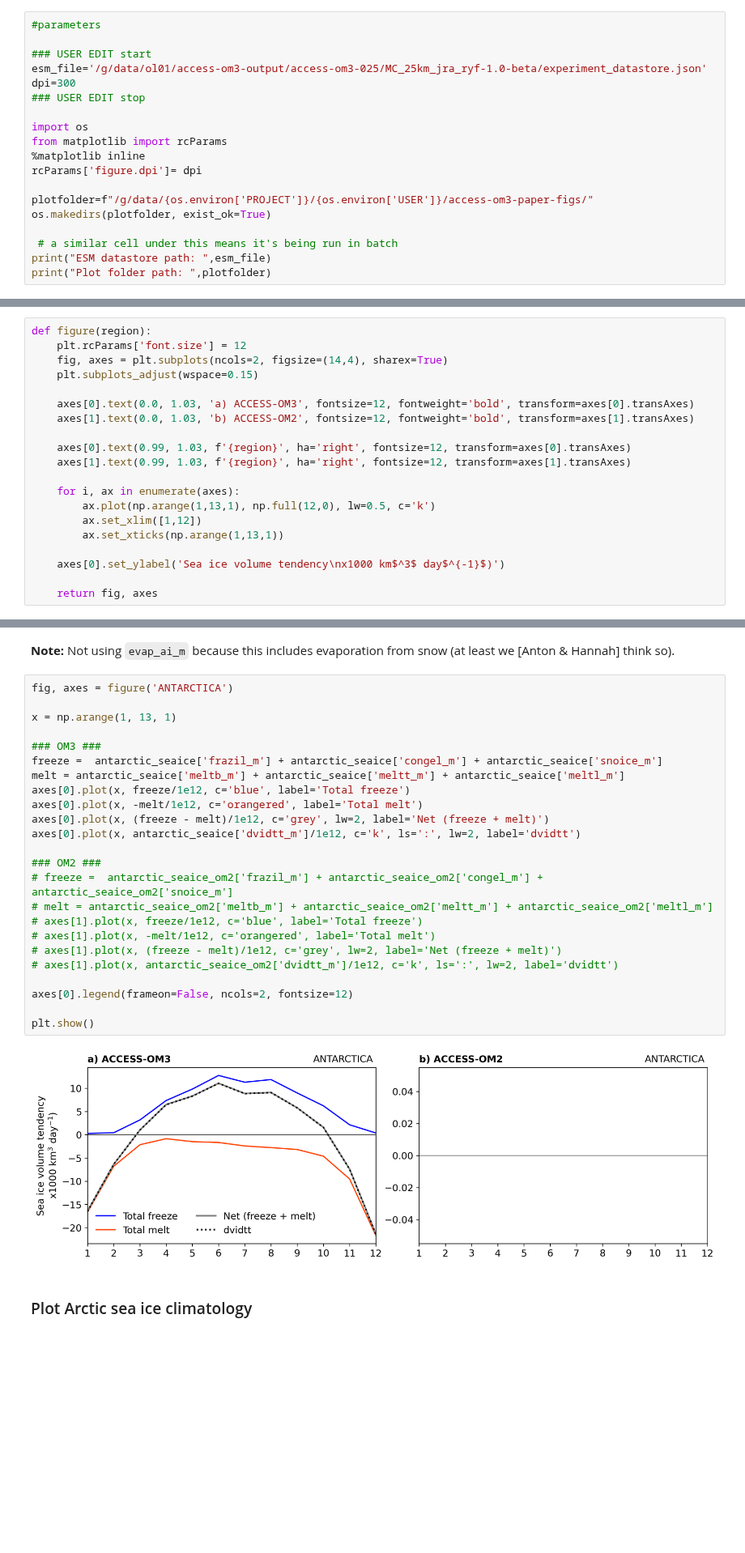
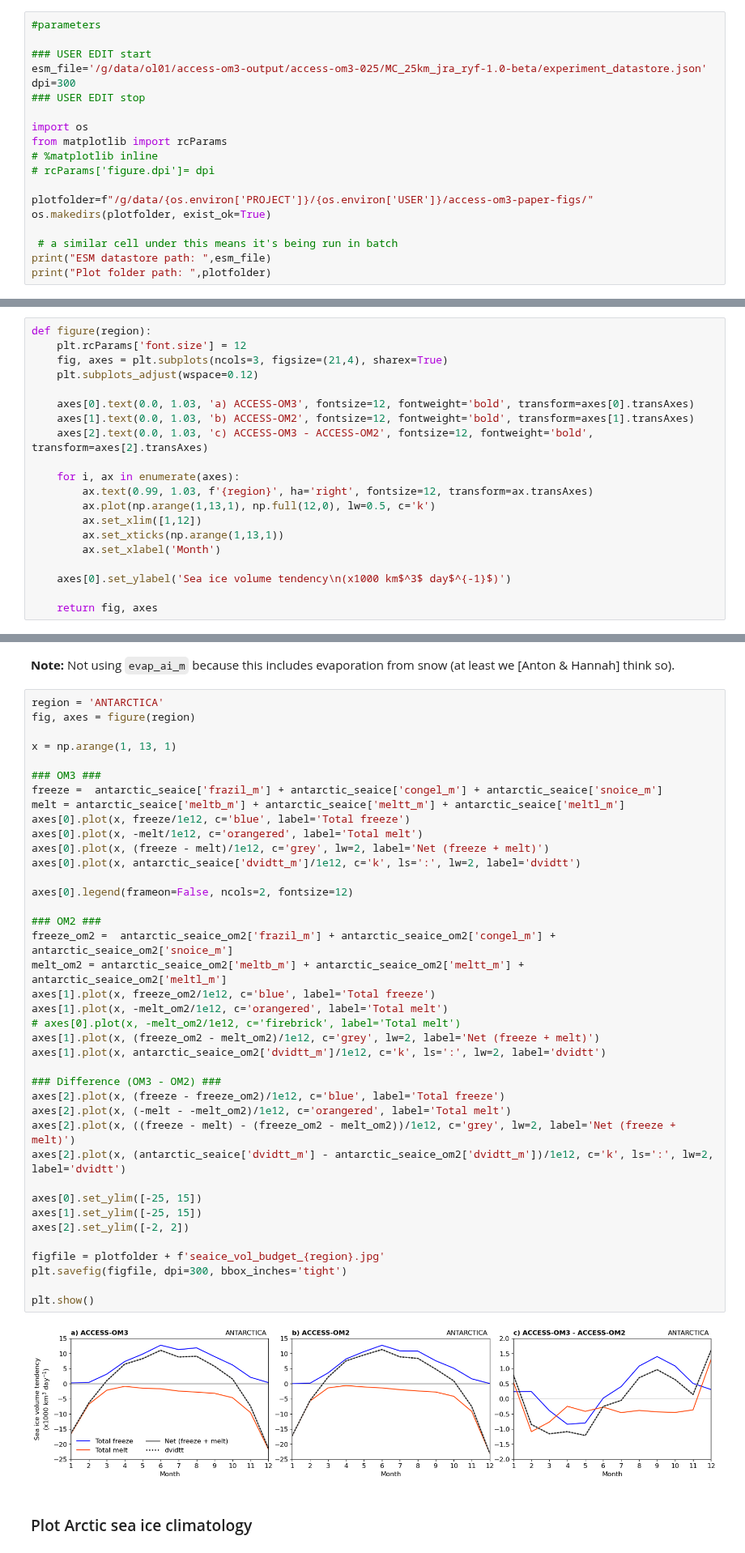
Before and after one commit to ACCESS-Community-Hub/access-om3-paper-1, a Jupyter notebook: notebooks/SeaIce_mass_budget_climatology.ipynb, the cells around one changed output, grey strips where cells are left out. Shown at 81% size. Saved outputs shown, nothing was run; the diff lists cells and outputs as text; blank space fills up the shorter version.

Commit message:
update figures

```diff
--- a/notebooks/SeaIce_mass_budget_climatology.ipynb
+++ b/notebooks/SeaIce_mass_budget_climatology.ipynb
@@ -13,8 +13,8 @@ dpi=300
 
 import os
 from matplotlib import rcParams
-%matplotlib inline
-rcParams['figure.dpi']= dpi
+# %matplotlib inline
+# rcParams['figure.dpi']= dpi
 
 plotfolder=f"/g/data/{os.environ['PROJECT']}/{os.environ['USER']}/access-om3-paper-figs/"
 os.makedirs(plotfolder, exist_ok=True)
@@ -333,21 +223,21 @@ Data variables:
 # %%
 def figure(region):
     plt.rcParams['font.size'] = 12
-    fig, axes = plt.subplots(ncols=2, figsize=(14,4), sharex=True)
-    plt.subplots_adjust(wspace=0.15)
+    fig, axes = plt.subplots(ncols=3, figsize=(21,4), sharex=True)
+    plt.subplots_adjust(wspace=0.12)
 
     axes[0].text(0.0, 1.03, 'a) ACCESS-OM3', fontsize=12, fontweight='bold', transform=axes[0].transAxes)
     axes[1].text(0.0, 1.03, 'b) ACCESS-OM2', fontsize=12, fontweight='bold', transform=axes[1].transAxes)
-
-    axes[0].text(0.99, 1.03, f'{region}', ha='right', fontsize=12, transform=axes[0].transAxes)
-    axes[1].text(0.99, 1.03, f'{region}', ha='right', fontsize=12, transform=axes[1].transAxes)
+    axes[2].text(0.0, 1.03, 'c) ACCESS-OM3 - ACCESS-OM2', fontsize=12, fontweight='bold', transform=axes[2].transAxes)
 
     for i, ax in enumerate(axes):
+        ax.text(0.99, 1.03, f'{region}', ha='right', fontsize=12, transform=ax.transAxes)
         ax.plot(np.arange(1,13,1), np.full(12,0), lw=0.5, c='k')
         ax.set_xlim([1,12])
         ax.set_xticks(np.arange(1,13,1))
+        ax.set_xlabel('Month')
 
-    axes[0].set_ylabel('Sea ice volume tendency\nx1000 km$^3$ day$^{-1}$)')
+    axes[0].set_ylabel('Sea ice volume tendency\n(x1000 km$^3$ day$^{-1}$)')
 
     return fig, axes
 # %% [markdown]
@@ -355,31 +245,46 @@ Sum of freeze and melt versus `dvidtt` diagnostic
 # %% [markdown]
 **Note:** Not using `evap_ai_m` because this includes evaporation from snow (at least we [Anton & Hannah] think so).
 # %%
-fig, axes = figure('ANTARCTICA')
+region = 'ANTARCTICA'
+fig, axes = figure(region)
 
 x = np.arange(1, 13, 1)
 
 ### OM3 ###
 freeze =  antarctic_seaice['frazil_m'] + antarctic_seaice['congel_m'] + antarctic_seaice['snoice_m']
 melt = antarctic_seaice['meltb_m'] + antarctic_seaice['meltt_m'] + antarctic_seaice['meltl_m']
 axes[0].plot(x, freeze/1e12, c='blue', label='Total freeze')
 axes[0].plot(x, -melt/1e12, c='orangered', label='Total melt')
 axes[0].plot(x, (freeze - melt)/1e12, c='grey', lw=2, label='Net (freeze + melt)')
 axes[0].plot(x, antarctic_seaice['dvidtt_m']/1e12, c='k', ls=':', lw=2, label='dvidtt')
 
-### OM2 ###
-# freeze =  antarctic_seaice_om2['frazil_m'] + antarctic_seaice_om2['congel_m'] + antarctic_seaice_om2['snoice_m']
-# melt = antarctic_seaice_om2['meltb_m'] + antarctic_seaice_om2['meltt_m'] + antarctic_seaice_om2['meltl_m']
-# axes[1].plot(x, freeze/1e12, c='blue', label='Total freeze')
-# axes[1].plot(x, -melt/1e12, c='orangered', label='Total melt')
-# axes[1].plot(x, (freeze - melt)/1e12, c='grey', lw=2, label='Net (freeze + melt)')
-# axes[1].plot(x, antarctic_seaice_om2['dvidtt_m']/1e12, c='k', ls=':', lw=2, label='dvidtt')
-
 axes[0].legend(frameon=False, ncols=2, fontsize=12)
 
+### OM2 ###
+freeze_om2 =  antarctic_seaice_om2['frazil_m'] + antarctic_seaice_om2['congel_m'] + antarctic_seaice_om2['snoice_m']
+melt_om2 = antarctic_seaice_om2['meltb_m'] + antarctic_seaice_om2['meltt_m'] + antarctic_seaice_om2['meltl_m']
+axes[1].plot(x, freeze_om2/1e12, c='blue', label='Total freeze')
+axes[1].plot(x, -melt_om2/1e12, c='orangered', label='Total melt')
+# axes[0].plot(x, -melt_om2/1e12, c='firebrick', label='Total melt')
+axes[1].plot(x, (freeze_om2 - melt_om2)/1e12, c='grey', lw=2, label='Net (freeze + melt)')
+axes[1].plot(x, antarctic_seaice_om2['dvidtt_m']/1e12, c='k', ls=':', lw=2, label='dvidtt')
+
+### Difference (OM3 - OM2) ###
+axes[2].plot(x, (freeze - freeze_om2)/1e12, c='blue', label='Total freeze')
+axes[2].plot(x, (-melt - -melt_om2)/1e12, c='orangered', label='Total melt')
+axes[2].plot(x, ((freeze - melt) - (freeze_om2 - melt_om2))/1e12, c='grey', lw=2, label='Net (freeze + melt)')
+axes[2].plot(x, (antarctic_seaice['dvidtt_m'] - antarctic_seaice_om2['dvidtt_m'])/1e12, c='k', ls=':', lw=2, label='dvidtt')
+
+axes[0].set_ylim([-25, 15])
+axes[1].set_ylim([-25, 15])
+axes[2].set_ylim([-2, 2])
+
+figfile = plotfolder + f'seaice_vol_budget_{region}.jpg'
+plt.savefig(figfile, dpi=300, bbox_inches='tight')
+
 plt.show()
 # %% [output]
-[figure, old version]
+[figure, new version]
 # %% [markdown]
 ### Plot Arctic sea ice climatology
 # %%
```
Also changed, not shown: parts of 12 cells of this notebook.
